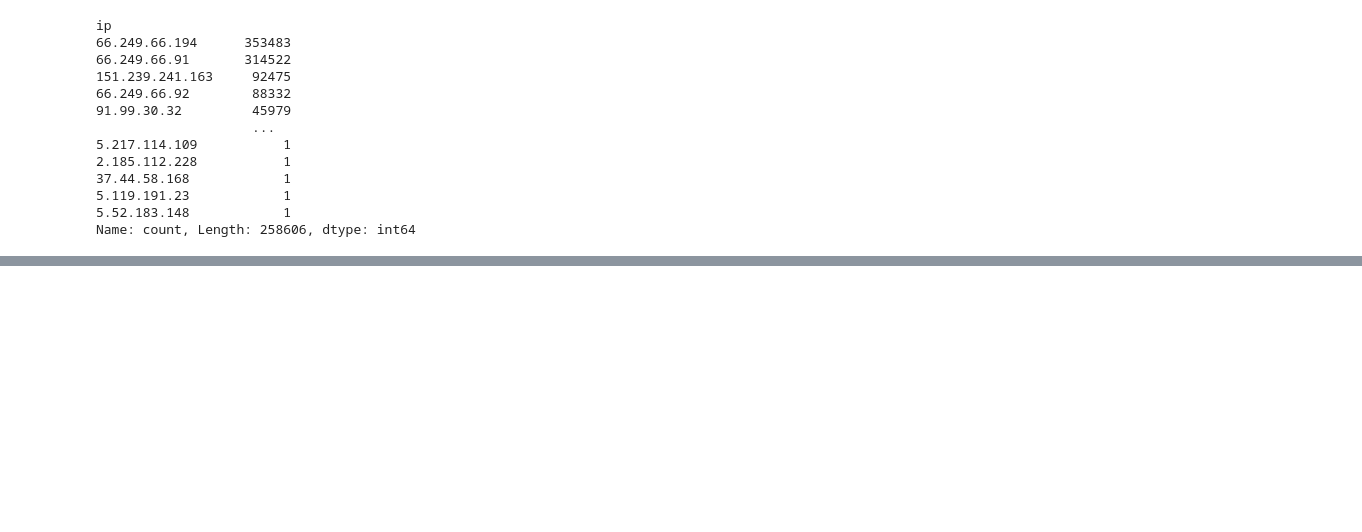
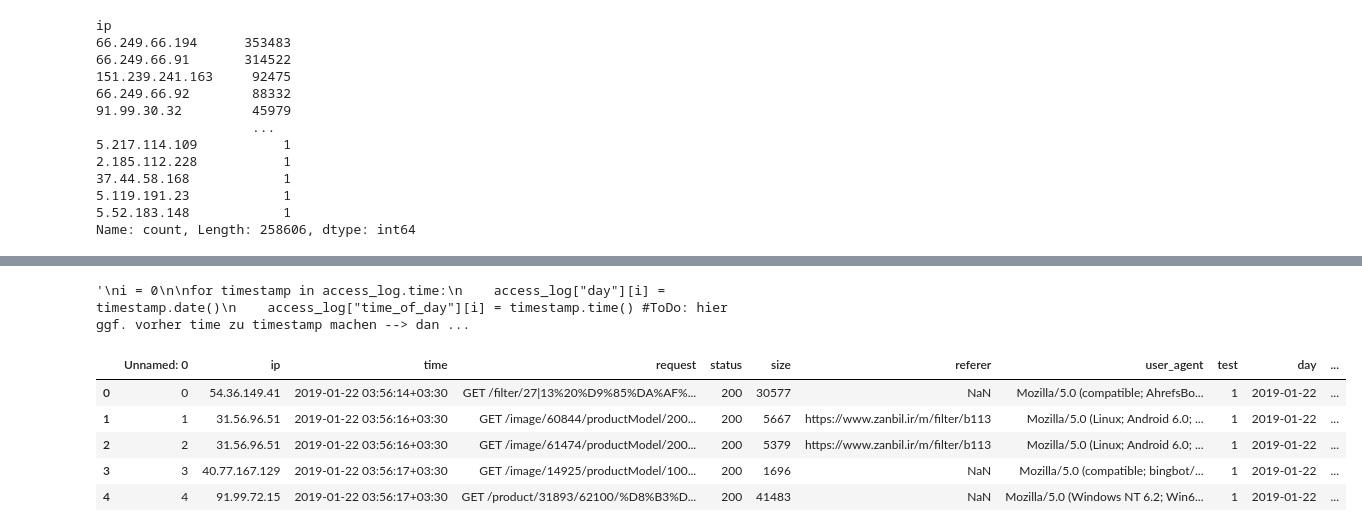
Before and after one commit to Flenz42/HSD-DAW-Pandas-SS23, a Jupyter notebook: project.ipynb, the cells around one changed output, grey strips where cells are left out. Cells and saved outputs as stored; diff of their text form; code cells hidden in the pictures; blank space fills up the shorter version.

```diff
--- a/project.ipynb
+++ b/project.ipynb
@@ -137,2 +204,46 @@ Name: count, Length: 258606, dtype: int64
+# %%
+# For Schleife zum erstellen der neuen Attribute Tag und Zeit Stunde und Minute
+# Das kann ggf. auch schöner gemacht werden. Dauert auf jeden Fall seine Zeit!
+
+#erstellt jeweilige Spalten
+
+"""
+i = 0
+
+for timestamp in access_log.time:
+    access_log["day"][i] = timestamp.date()
+    access_log["time_of_day"][i] = timestamp.time() #ToDo: hier ggf. vorher time zu timestamp machen --> dann
+    access_log["hour"][i] = timestamp.hour
+    access_log["minute"][i] = timestamp.minute
+    i = i+1
+
+    #print(timestamp, i) """
+# %% [output]
+'\ni = 0\n\nfor timestamp in access_log.time:\n    access_log["day"][i] = timestamp.date()\n    access_log["time_of_day"][i] = timestamp.time() #ToDo: hier ggf. vorher time zu timestamp machen --> dan ...
+# %%
+# alternative Möglichkeit Spalten festzulegen (get schneller)
+days = []
+time_of_day = []
+hour = []
+minute = []
+
+
+for timestamp in access_log.time:
+    days.append(timestamp.date())
+    time_of_day.append(timestamp.time()) #ToDo: hier ggf. vorher time zu timestamp machen --> dann
+    hour.append(timestamp.hour)
+    minute.append(timestamp.minute)
+
+access_log["day"] = days
+access_log["time_of_day"] = time_of_day
+access_log["hour"] = hour
+access_log["minute"] = minute
 # %%
-access_log['time']
+access_log.head()
+# %% [output]
+|  | Unnamed: 0 | ip | time | request | status | size | referer | user_agent | test | day | ... |
+| 0 | 0 | 54.36.149.41 | 2019-01-22 03:56:14+03:30 | GET /filter/27|13%20%D9%85%DA%AF%... | 200 | 30577 | NaN | Mozilla/5.0 (compatible; AhrefsBo... | 1 | 2019-01-22 | ... |
+| 1 | 1 | 31.56.96.51 | 2019-01-22 03:56:16+03:30 | GET /image/60844/productModel/200... | 200 | 5667 | https://www.zanbil.ir/m/filter/b113 | Mozilla/5.0 (Linux; Android 6.0; ... | 1 | 2019-01-22 | ... |
+| 2 | 2 | 31.56.96.51 | 2019-01-22 03:56:16+03:30 | GET /image/61474/productModel/200... | 200 | 5379 | https://www.zanbil.ir/m/filter/b113 | Mozilla/5.0 (Linux; Android 6.0; ... | 1 | 2019-01-22 | ... |
+| 3 | 3 | 40.77.167.129 | 2019-01-22 03:56:17+03:30 | GET /image/14925/productModel/100... | 200 | 1696 | NaN | Mozilla/5.0 (compatible; bingbot/... | 1 | 2019-01-22 | ... |
+| 4 | 4 | 91.99.72.15 | 2019-01-22 03:56:17+03:30 | GET /product/31893/62100/%D8%B3%D... | 200 | 41483 | NaN | Mozilla/5.0 (Windows NT 6.2; Win6... | 1 | 2019-01-22 | ... |
```
Also changed, not shown: parts of 19 cells of this notebook.
